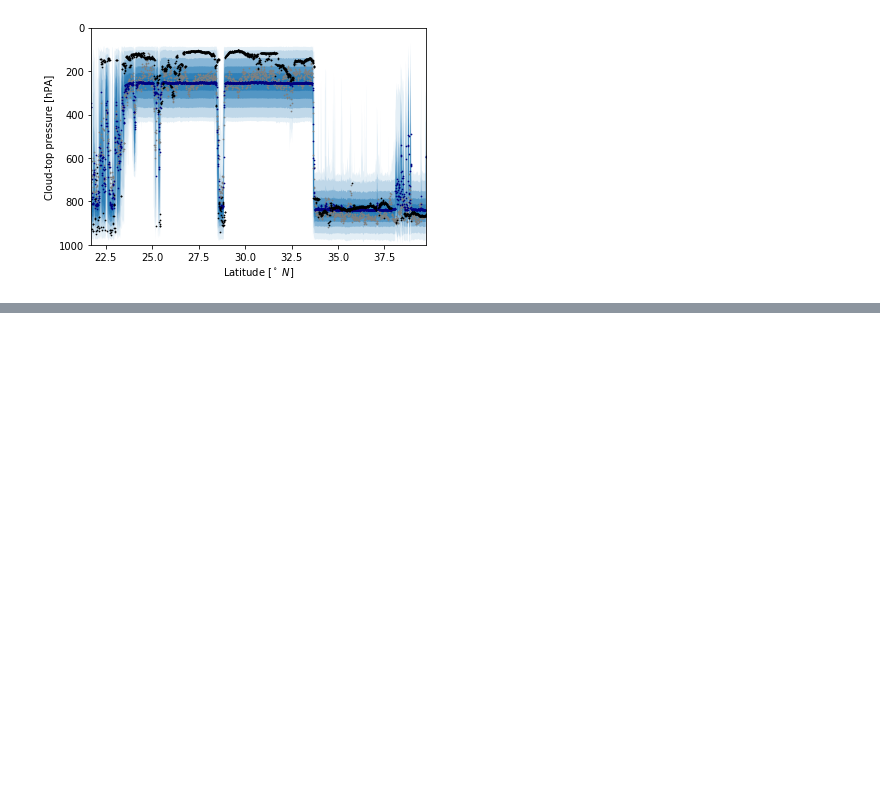
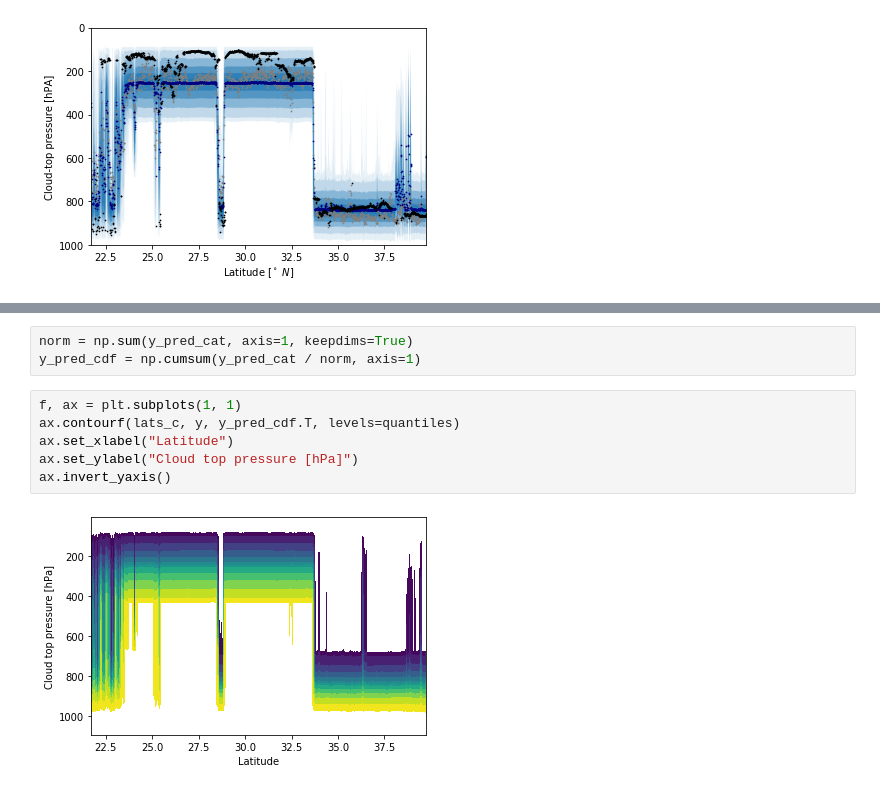
Before and after one commit to simonpf/quantnn, a Jupyter notebook: notebooks/cloud_top_pressure_retrieval.ipynb, the cells around one changed output, grey strips where cells are left out. Cells and saved outputs as stored; diff of their text form; blank space fills up the shorter version.

```diff
--- a/notebooks/cloud_top_pressure_retrieval.ipynb
+++ b/notebooks/cloud_top_pressure_retrieval.ipynb
@@ -260,0 +407,11 @@ Text(0.5, 0, 'Latitude [$^\\circ\\ N$]')
+# %%
+norm = np.sum(y_pred_cat, axis=1, keepdims=True)
+y_pred_cdf = np.cumsum(y_pred_cat / norm, axis=1)
+# %%
+f, ax = plt.subplots(1, 1)
+ax.contourf(lats_c, y, y_pred_cdf.T, levels=quantiles)
+ax.set_xlabel("Latitude")
+ax.set_ylabel("Cloud top pressure [hPa]")
+ax.invert_yaxis()
+# %% [output]
+[figure, added]
```
Also changed, not shown: parts of 14 cells of this notebook, 6 other files.
